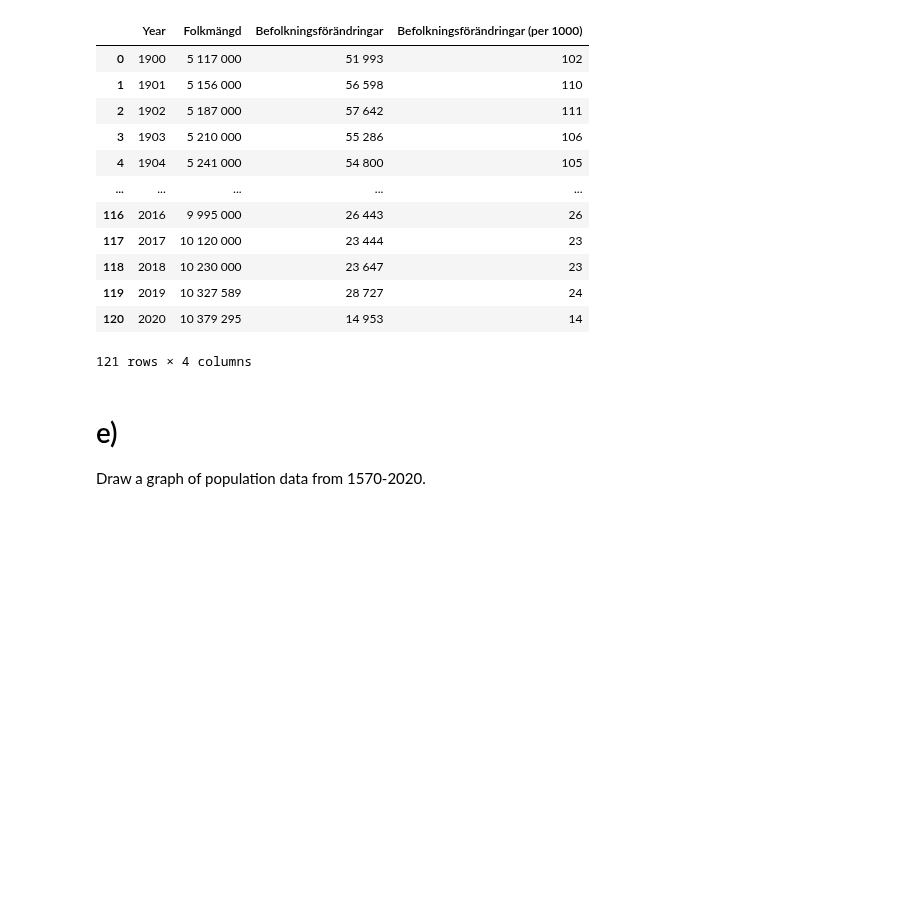
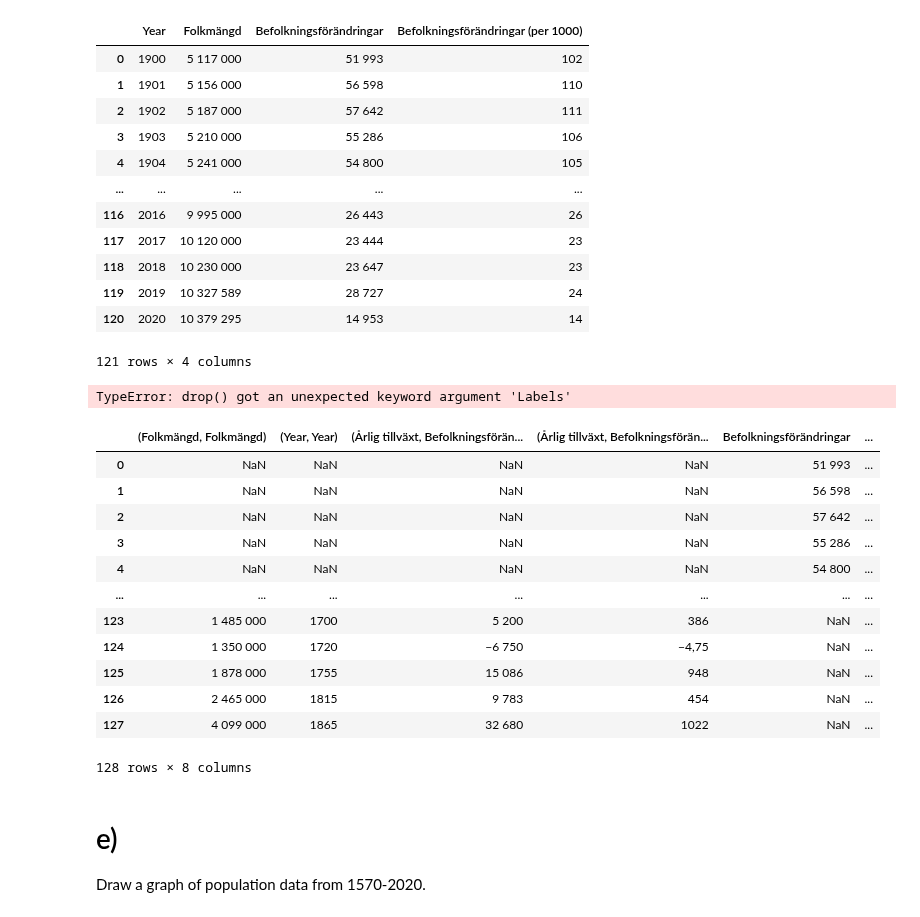
Before and after one commit to xjohansson/Databehandling_Xiu, a Jupyter notebook: Exercise/Exercise2_mergy.ipynb, the cells around one changed output. Saved outputs shown, nothing was run; the diff lists cells and outputs as text; code cells hidden in the pictures; blank space fills up the shorter version.

```diff
--- a/Exercise/Exercise2_mergy.ipynb
+++ b/Exercise/Exercise2_mergy.ipynb
@@ -173,6 +188,26 @@ df3
 | 119 | 2019 | 10 327 589 | 28 727 | 24 |
 | 120 | 2020 | 10 379 295 | 14 953 | 14 |
 121 rows × 4 columns
+# %%
+df3.drop(Labels=None,axis=10)
+# %% [output]
+TypeError: drop() got an unexpected keyword argument 'Labels'
+# %%
+df2.append(df3, ignore_index=True)
+# %% [output]
+|  | (Folkmängd, Folkmängd) | (Year, Year) | (Årlig tillväxt, Befolkningsförän... | (Årlig tillväxt, Befolkningsförän... | Befolkningsförändringar | ... |
+| 0 | NaN | NaN | NaN | NaN | 51 993 | ... |
+| 1 | NaN | NaN | NaN | NaN | 56 598 | ... |
+| 2 | NaN | NaN | NaN | NaN | 57 642 | ... |
+| 3 | NaN | NaN | NaN | NaN | 55 286 | ... |
+| 4 | NaN | NaN | NaN | NaN | 54 800 | ... |
+| ... | ... | ... | ... | ... | ... | ... |
+| 123 | 1 485 000 | 1700 | 5 200 | 386 | NaN | ... |
+| 124 | 1 350 000 | 1720 | −6 750 | −4,75 | NaN | ... |
+| 125 | 1 878 000 | 1755 | 15 086 | 948 | NaN | ... |
+| 126 | 2 465 000 | 1815 | 9 783 | 454 | NaN | ... |
+| 127 | 4 099 000 | 1865 | 32 680 | 1022 | NaN | ... |
+128 rows × 8 columns
 # %% [markdown]
 # e)
 Draw a graph of population data from 1570-2020.
```
Also changed, not shown: parts of 5 cells of this notebook, 10 other files.
